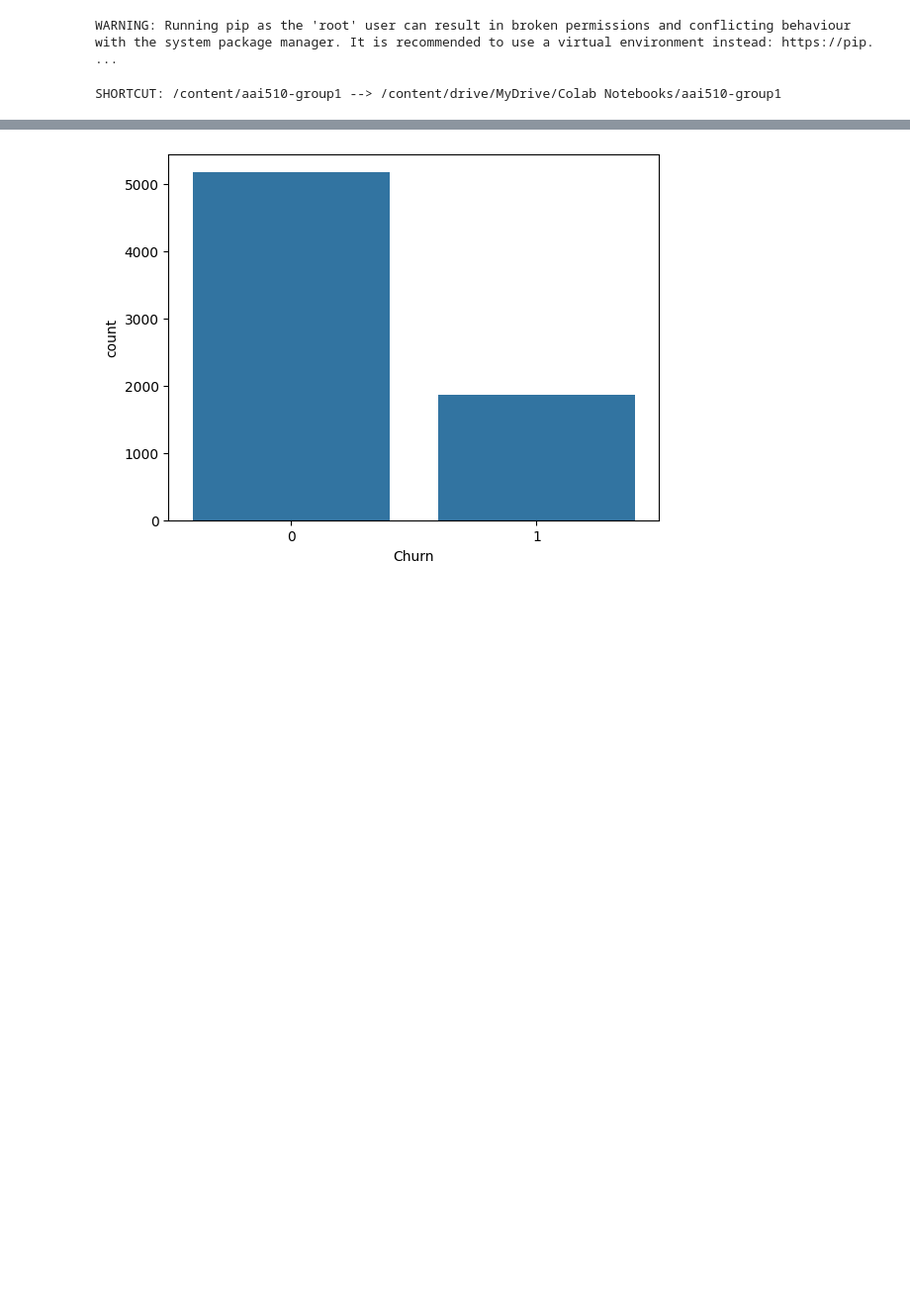
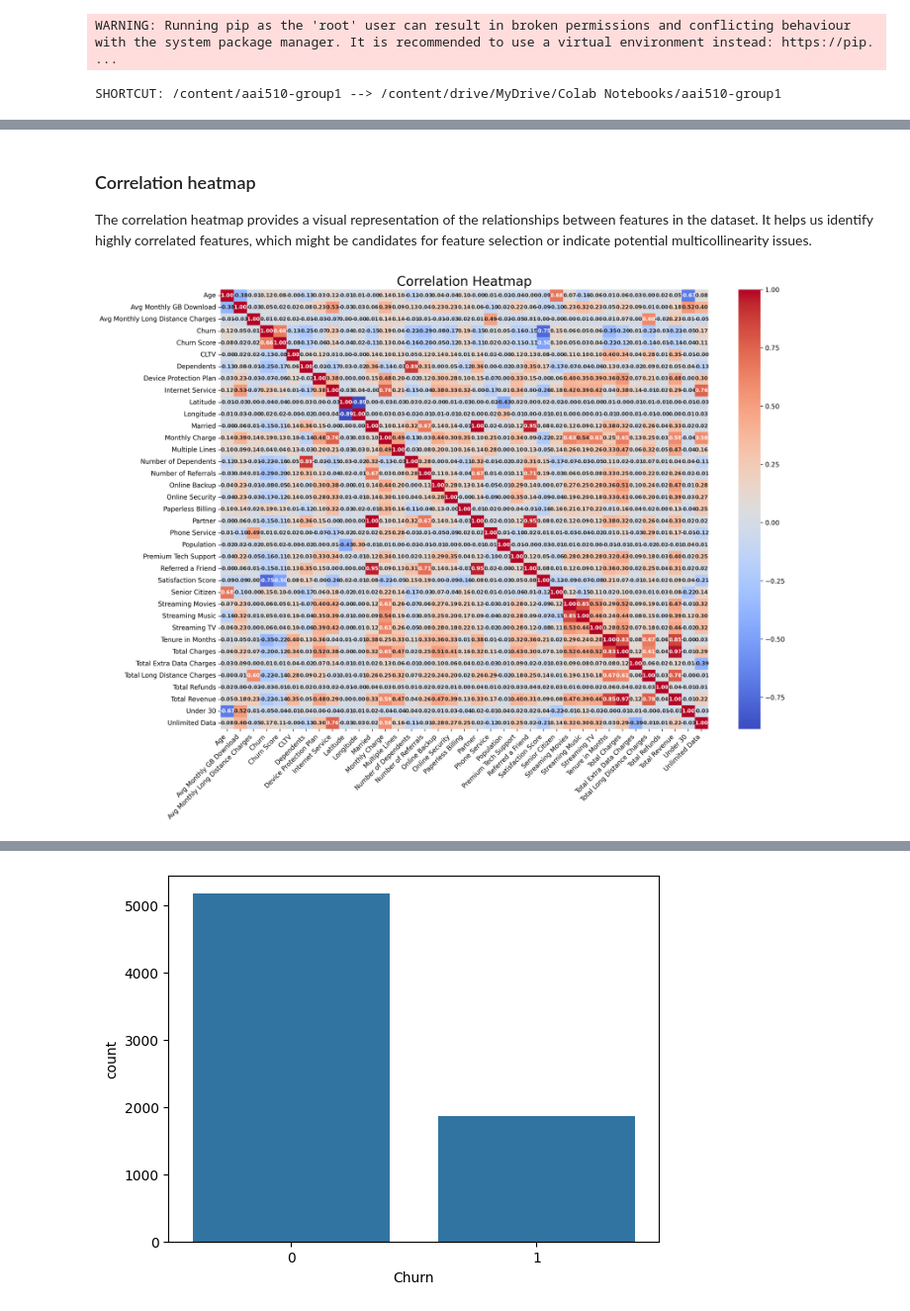
Before and after one commit to aai510-group1/project, a Jupyter notebook: Final Project Section3-Team 1.ipynb, the cells around one changed output, grey strips where cells are left out. Shown at 99% size. Cells and saved outputs as stored; diff of their text form; code cells hidden in the pictures; blank space fills up the shorter version.

```diff
--- a/Final Project Section3-Team 1.ipynb
+++ b/Final Project Section3-Team 1.ipynb
@@ -206,0 +185,17 @@ View some of the interesting feature distributions
+# %%
+# Identify non-numerical features and convert them to numerical features
+
+# Select non-numerical features
+non_numerical_features = df.select_dtypes(
+    exclude=['int64', 'float64']
+).columns.tolist()
+
+label_encoder = LabelEncoder()
+
+# Perform label encoding on each non-numerical feature
+for feature in non_numerical_features:
+    df[feature] = label_encoder.fit_transform(df[feature])
+
+# Display the first few rows of the DataFrame after label encoding
+print("First 5 rows after label encoding:")
+print(df.head())
@@ -206,0 +271,50 @@ View some of the interesting feature distributions
+# %% [markdown]
+### Correlation heatmap
+
+The correlation heatmap provides a visual representation of the relationships between features in the dataset. It helps us identify highly correlated features, which might be candidates for feature selection or indicate potential multicollinearity issues.
+# %%
+import matplotlib.pyplot as plt
+import seaborn as sns
+import pandas as pd
+
+# Filter only numeric columns
+numeric_df = df.select_dtypes(include=[float, int])
+
+# Compute the correlation matrix
+corr_matrix = numeric_df.corr()
+
+# Create the heatmap with improved aesthetics
+plt.figure(
+    figsize=(16, 12),
+    dpi=300
+)
+
+heatmap = sns.heatmap(
+    corr_matrix,
+    annot=True,
+    cmap='coolwarm',
+    fmt=".2f",
+    annot_kws={"size": 8, "weight": "bold"}
+)
+
+# Rotate the x and y axis labels for better readability
+heatmap.set_xticklabels(
+    heatmap.get_xticklabels(),
+    rotation=45,
+    horizontalalignment='right',
+    fontsize=10
+)
+heatmap.set_yticklabels(
+    heatmap.get_yticklabels(),
+    rotation=0,
+    fontsize=10
+)
+
+# Add a title with a larger font size
+plt.title('Correlation Heatmap', fontsize=20)
+
+# Show the plot
+plt.tight_layout()
+plt.show()
+# %% [output]
+[figure, added]
```
Also changed, not shown: parts of 65 cells of this notebook.
